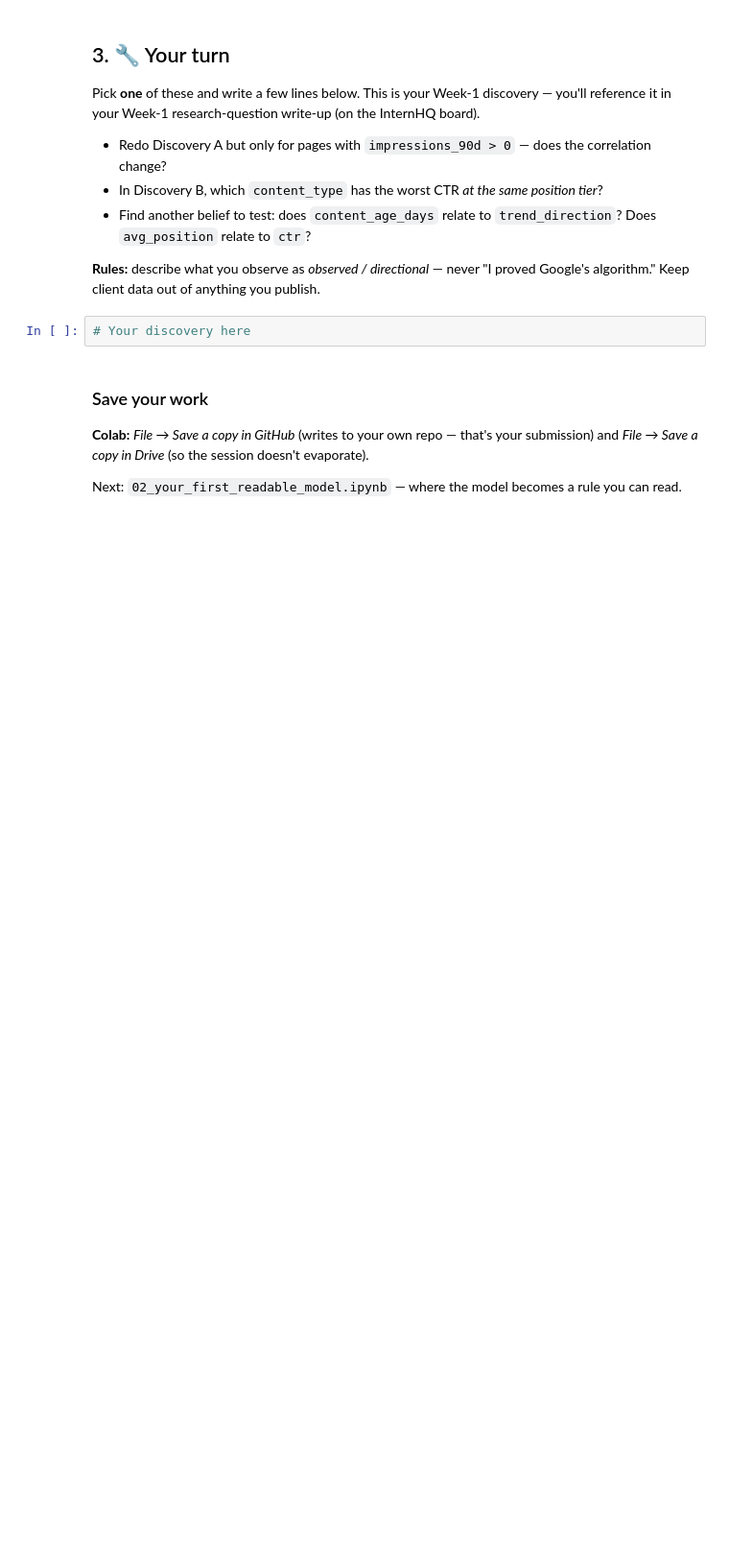
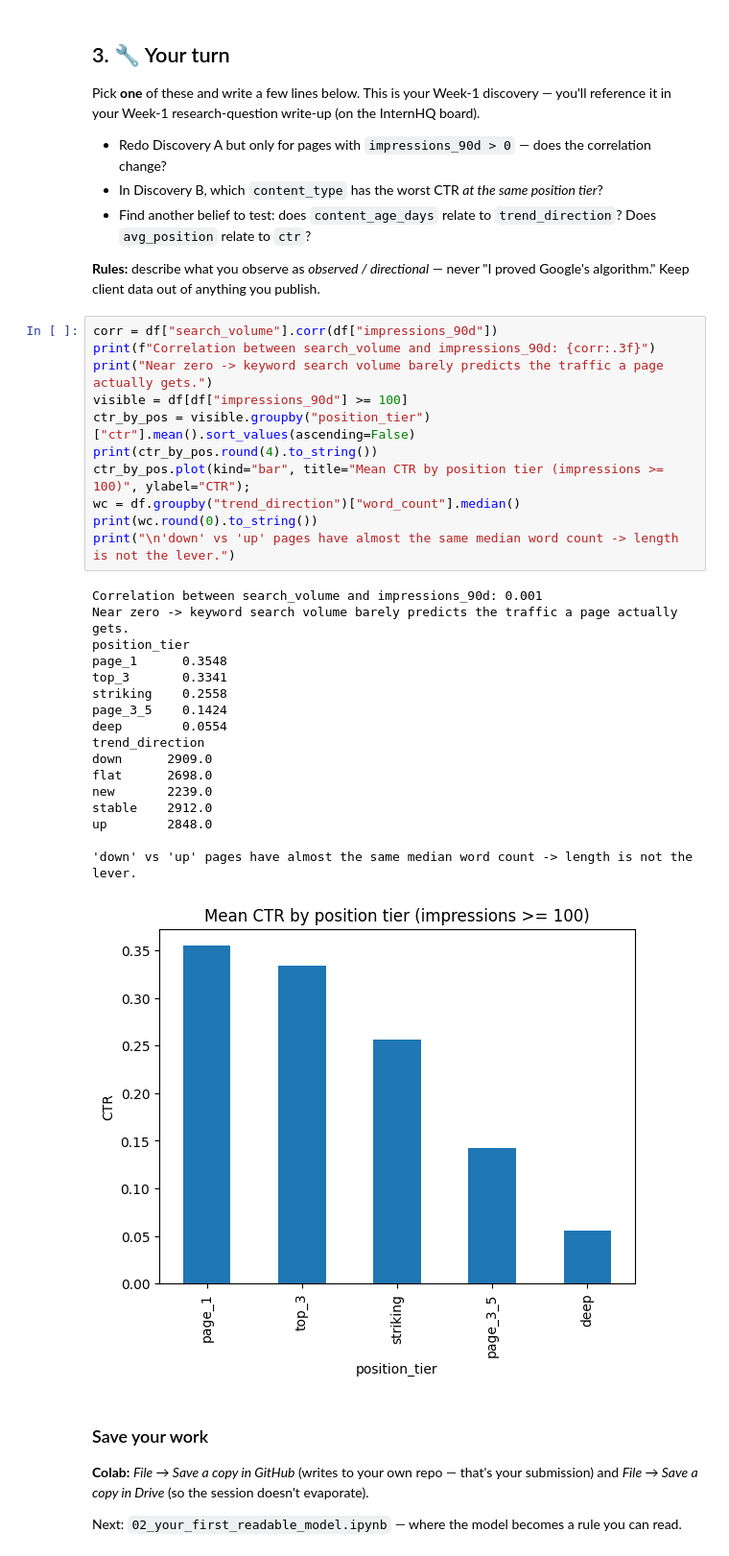
Before and after one commit to Eapen2410/Flyrank, a Jupyter notebook: notebooks/01_first_look_and_discovery.ipynb, the cells around one changed output. Shown at 96% size. Drawn from its saved outputs; the diff is of its cells as text; blank space fills up the shorter version.

```diff
--- a/notebooks/01_first_look_and_discovery.ipynb
+++ b/notebooks/01_first_look_and_discovery.ipynb
@@ -98,7 +152,34 @@ Pick **one** of these and write a few lines below. This is your Week-1 discovery
 
 **Rules:** describe what you observe as *observed / directional* — never "I proved Google's algorithm." Keep client data out of anything you publish.
 # %%
-# Your discovery here
+corr = df["search_volume"].corr(df["impressions_90d"])
+print(f"Correlation between search_volume and impressions_90d: {corr:.3f}")
+print("Near zero -> keyword search volume barely predicts the traffic a page actually gets.")
+visible = df[df["impressions_90d"] >= 100]
+ctr_by_pos = visible.groupby("position_tier")["ctr"].mean().sort_values(ascending=False)
+print(ctr_by_pos.round(4).to_string())
+ctr_by_pos.plot(kind="bar", title="Mean CTR by position tier (impressions >= 100)", ylabel="CTR");
+wc = df.groupby("trend_direction")["word_count"].median()
+print(wc.round(0).to_string())
+print("\n'down' vs 'up' pages have almost the same median word count -> length is not the lever.")
+# %% [output]
+Correlation between search_volume and impressions_90d: 0.001
+Near zero -> keyword search volume barely predicts the traffic a page actually gets.
+position_tier
+page_1      0.3548
+top_3       0.3341
+striking    0.2558
+page_3_5    0.1424
+deep        0.0554
+trend_direction
+down      2909.0
+flat      2698.0
+new       2239.0
+stable    2912.0
+up        2848.0
+
+'down' vs 'up' pages have almost the same median word count -> length is not the lever.
+[figure, added]
 # %% [markdown]
 ### Save your work
 **Colab:** *File → Save a copy in GitHub* (writes to your own repo — that's your submission) and *File → Save a copy in Drive* (so the session doesn't evaporate).
```
Also changed, not shown: parts of 7 cells of this notebook.
